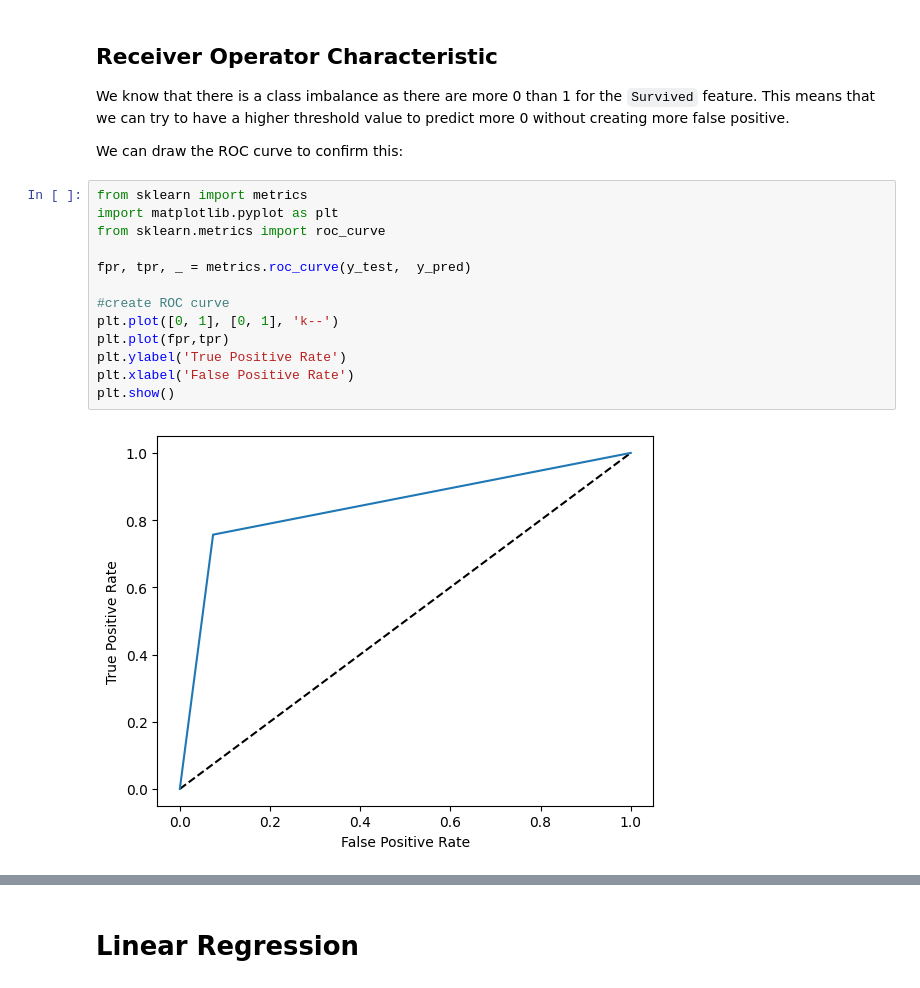
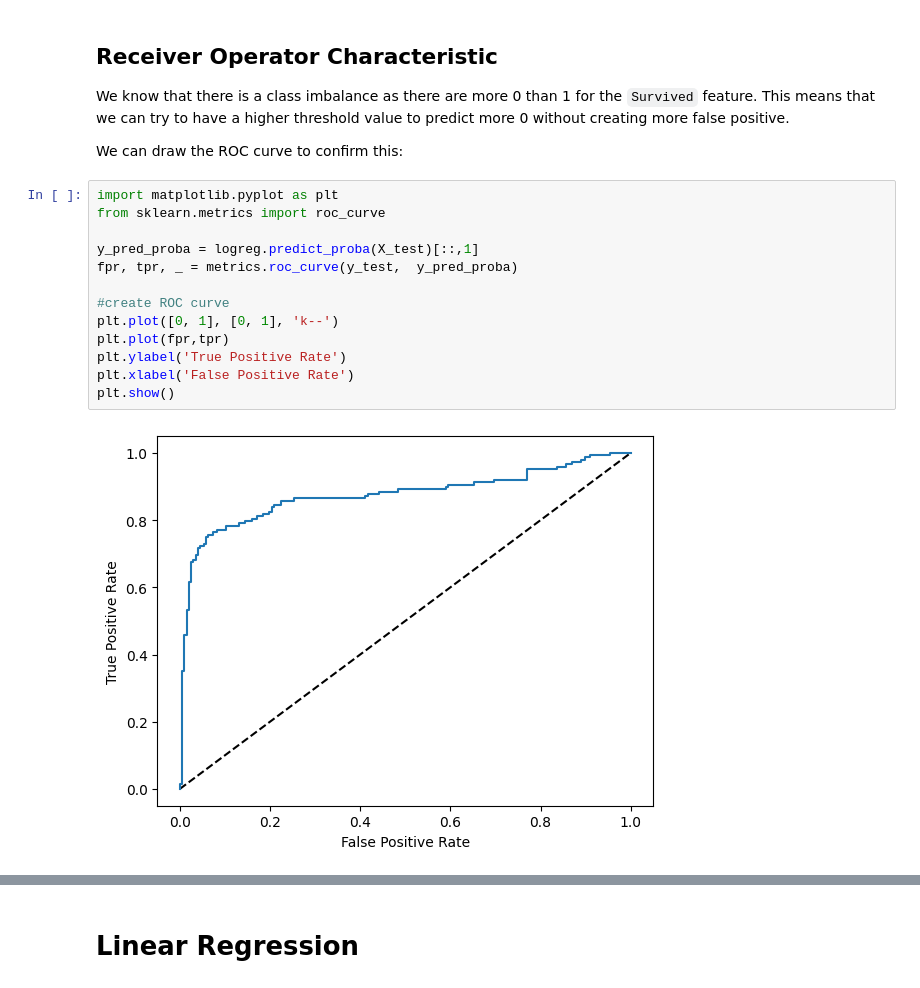
Before and after one commit to SimonLab/titanic-models, a Jupyter notebook: models.ipynb, the cells around one changed output, grey strips where cells are left out. Saved outputs shown, nothing was run; the diff lists cells and outputs as text.

Commit message:
Add Area under the curve
Display AUC

```diff
--- a/models.ipynb
+++ b/models.ipynb
@@ -153,17 +167,17 @@ more false positive.
 
 We can draw the ROC curve to confirm this:
 # %%
-from sklearn import metrics
 import matplotlib.pyplot as plt
 from sklearn.metrics import roc_curve
 
-fpr, tpr, _ = metrics.roc_curve(y_test,  y_pred)
+y_pred_proba = logreg.predict_proba(X_test)[::,1]
+fpr, tpr, _ = metrics.roc_curve(y_test,  y_pred_proba)
 
 #create ROC curve
 plt.plot([0, 1], [0, 1], 'k--')
 plt.plot(fpr,tpr)
 plt.ylabel('True Positive Rate')
 plt.xlabel('False Positive Rate')
 plt.show()
 # %% [output]
-[figure, old version]
+[figure, new version]
```
Also changed, not shown: parts of 5 cells of this notebook.
